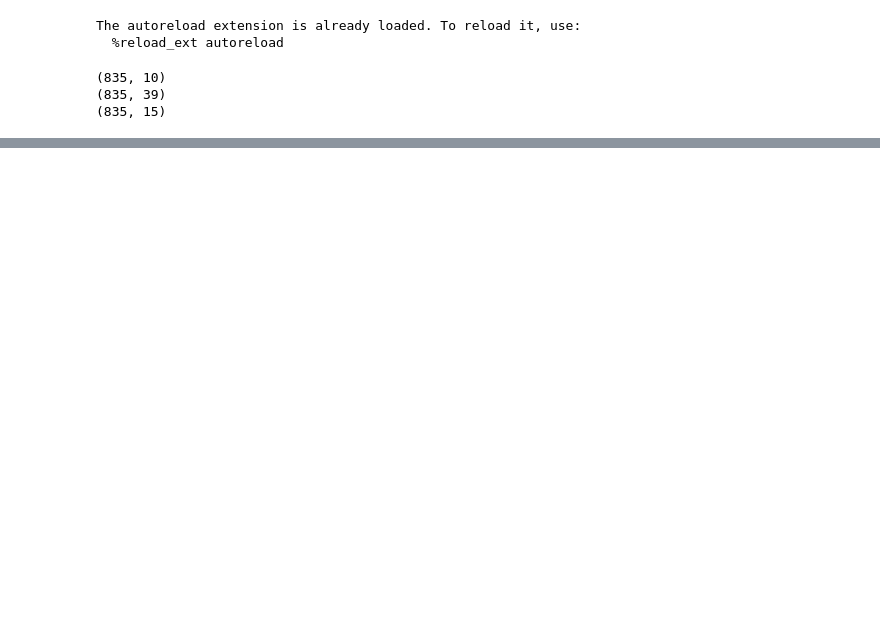
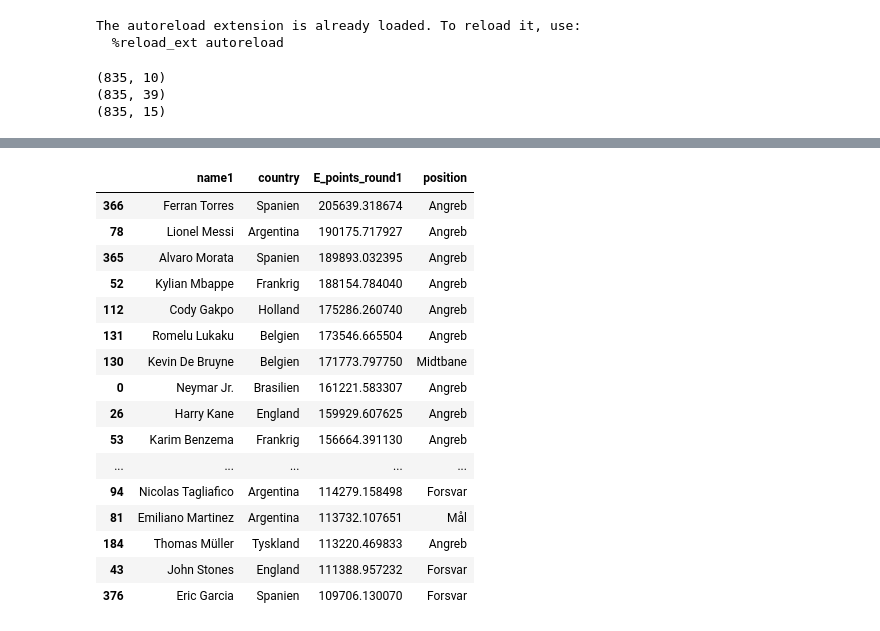
Before and after one commit to MathiasMSorensen/WC2022--Lineup-Optimizer, a Jupyter notebook: data_load.ipynb, the cells around one changed output, grey strips where cells are left out. Cells and saved outputs as stored; diff of their text form; code cells hidden in the pictures; blank space fills up the shorter version.

```diff
--- a/data_load.ipynb
+++ b/data_load.ipynb
@@ -169,0 +168,20 @@ df_holdet[["name1","country","E_points_round1","position"]].sort_values("E_point
+# %%
+df_holdet
+# %% [output]
+|  | name1 | country | E_points_round1 | position |
+| 366 | Ferran Torres | Spanien | 205639.318674 | Angreb |
+| 78 | Lionel Messi | Argentina | 190175.717927 | Angreb |
+| 365 | Alvaro Morata | Spanien | 189893.032395 | Angreb |
+| 52 | Kylian Mbappe | Frankrig | 188154.784040 | Angreb |
+| 112 | Cody Gakpo | Holland | 175286.260740 | Angreb |
+| 131 | Romelu Lukaku | Belgien | 173546.665504 | Angreb |
+| 130 | Kevin De Bruyne | Belgien | 171773.797750 | Midtbane |
+| 0 | Neymar Jr. | Brasilien | 161221.583307 | Angreb |
+| 26 | Harry Kane | England | 159929.607625 | Angreb |
+| 53 | Karim Benzema | Frankrig | 156664.391130 | Angreb |
+| ... | ... | ... | ... | ... |
+| 94 | Nicolas Tagliafico | Argentina | 114279.158498 | Forsvar |
+| 81 | Emiliano Martinez | Argentina | 113732.107651 | Mål |
+| 184 | Thomas Müller | Tyskland | 113220.469833 | Angreb |
+| 43 | John Stones | England | 111388.957232 | Forsvar |
+| 376 | Eric Garcia | Spanien | 109706.130070 | Forsvar |
```
Also changed, not shown: parts of 6 cells of this notebook, 4 other files.
